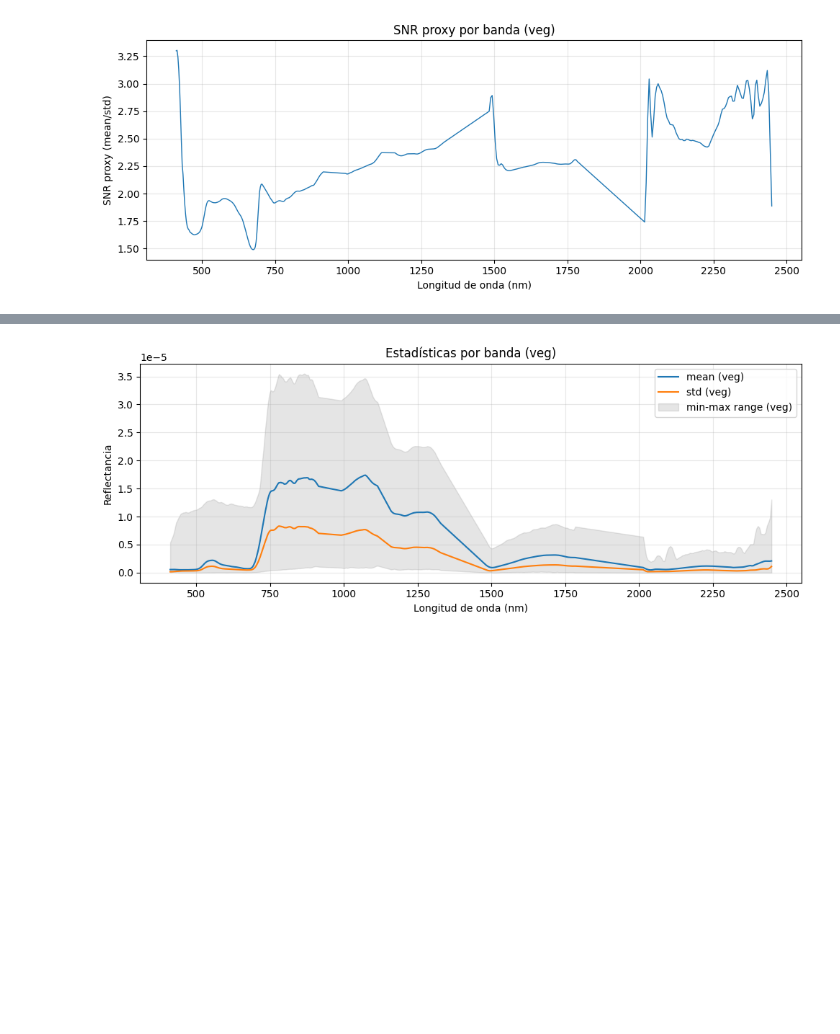
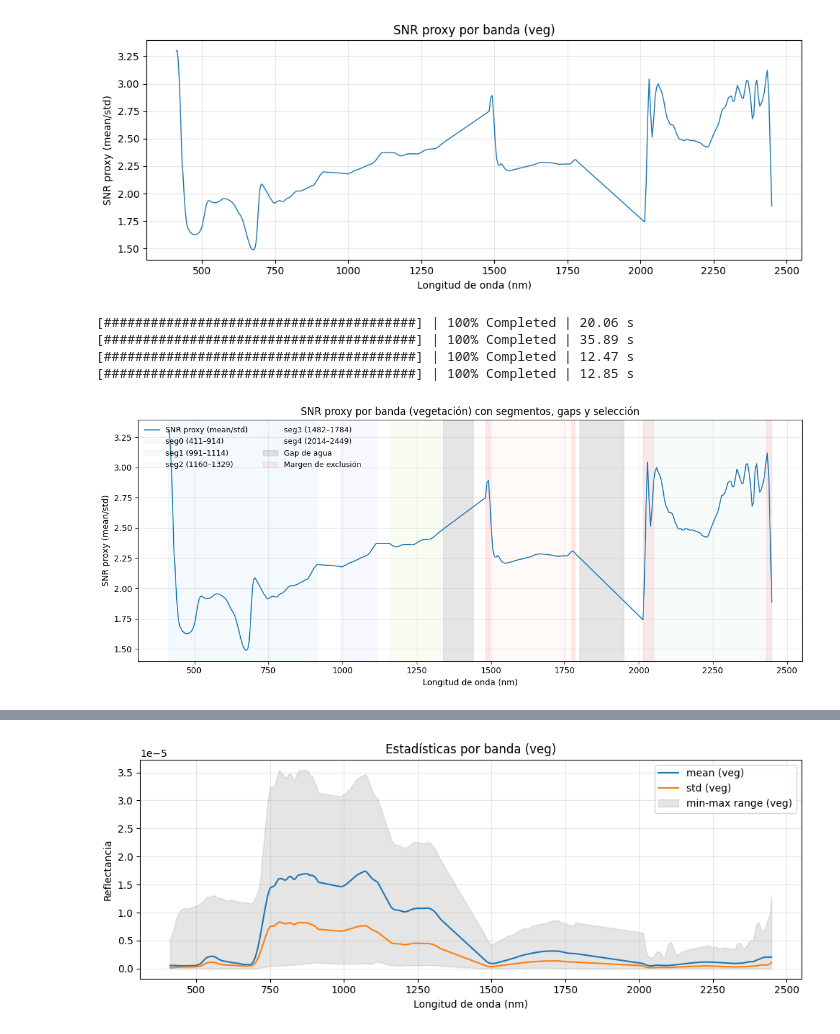
Before and after one commit to johnma96/thesis, a Jupyter notebook: notebooks/103-jmmz-eda.ipynb, the cells around one changed output, grey strips where cells are left out. Saved outputs shown, nothing was run; the diff lists cells and outputs as text; code cells hidden in the pictures; blank space fills up the shorter version.

Commit message:
The selection of bands based on EDA has been completed. The calculation of PCAs is now beginning.

```diff
--- a/notebooks/103-jmmz-eda.ipynb
+++ b/notebooks/103-jmmz-eda.ipynb
@@ -198,3 +204,42 @@ plt.savefig(FIGURES_FOLDER + "/snr_proxy_curve.png", dpi=150)
 [########################################] | 100% Completed | 12.32 s
 [########################################] | 100% Completed | 12.15 s
 [figure]
+# %%
+# --- SNR proxy + overlay de segmentos, gaps y selección de bandas ---
+import numpy as np
+import pandas as pd
+import matplotlib.pyplot as plt
+from dask.diagnostics import ProgressBar
+from matplotlib.patches import Patch
+from pathlib import Path
+
+# ====== 1) Cálculo SNR proxy (igual a tu código) ======
+cube_veg = refl_byx.where(veg_mask & (mask_nodata == 0), np.nan)
+
+with ProgressBar():
+    band_mean = cube_veg.mean(dim=("y","x"), skipna=True).compute().values
+with ProgressBar():
+    band_std = cube_veg.std(dim=("y","x"), skipna=True).compute().values
+with ProgressBar():
+    band_max = cube_veg.max(dim=("y","x"), skipna=True).compute().values
+with ProgressBar():
+    band_min = cube_veg.min(dim=("y","x"), skipna=True).compute().values
+
+snr_proxy = band_mean / np.where(band_std == 0, np.nan, band_std)
+snr_df = pd.DataFrame({
+    "band_index": np.arange(refl_byx.sizes["band"]),
+    "wavelength_nm": wavelengths,
+    "fwhm_nm": fwhm,
+    "mean": band_mean,
+    "std": band_std,
+    "max": band_max,
+    "min": band_min,
+    "snr_proxy": snr_proxy
+})
+# snr_df.to_csv(INTERIM_DATA + "/snr_proxy_per_band.csv", index=False)
+# %% [output]
+[########################################] | 100% Completed | 20.06 s
+[########################################] | 100% Completed | 35.89 s
+[########################################] | 100% Completed | 12.47 s
+[########################################] | 100% Completed | 12.85 s
+[figure, added]
```
Also changed, not shown: parts of 52 cells of this notebook, 1 other file.
